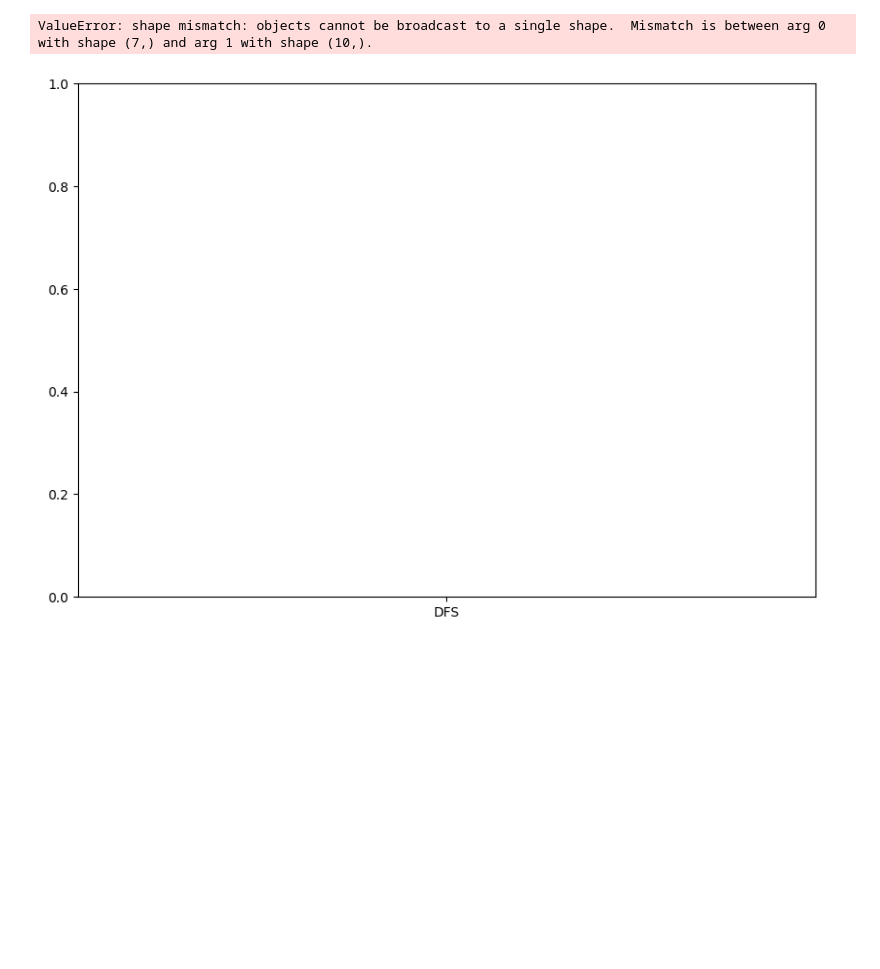
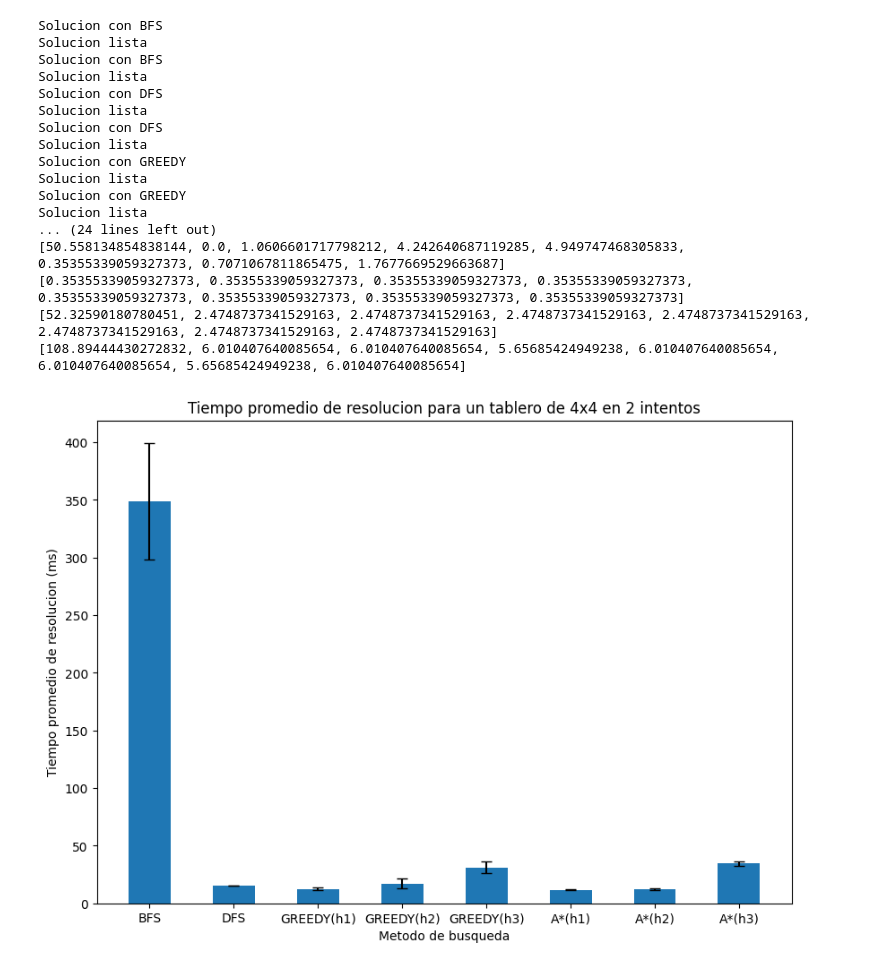
Before and after one commit to lukyferreiro/TPs-SIA, a Jupyter notebook: TP1/TP2.ipynb, the cells around one changed output. Saved outputs shown, nothing was run; the diff lists cells and outputs as text; code cells hidden in the pictures; blank space fills up the shorter version.

```diff
--- a/TP1/TP2.ipynb
+++ b/TP1/TP2.ipynb
@@ -10,7 +10,7 @@ from src.utils import get_frontier_nodes
 ALGORITHMS = ['BFS', 'DFS', 'GREEDY', 'A*']
 HEURISTICS = ['Remaining colors', 'Most neighbors', 'Bronson distance']
 
-SIZE = 5
+SIZE = 4
 TRIES = 2
 rootNode = None
 boards = []
@@ -39,7 +39,7 @@ for algorithm in ALGORITHMS:
     visited_aux= []
     frontier = []
 
-    if algorithm == 'DFS':
+    if algorithm == 'BFS' or algorithm == 'DFS':
         for board in boards:
             rootNode = Node(board, None)
             aux = chooseAlgorithm(algorithm, '', solution, visited, rootNode, time)
@@ -108,8 +108,8 @@ for algorithm in ALGORITHMS:
             std_errors_frontier.append(error_frontier)
 
 
-ALGORITHMS = ['DFS', 'GREEDY(h1)', 'GREEDY(h2)', 'GREEDY(h3)', 'A*(h1)', 'A*(h2)', 'A*(h3)']
-"""
+ALGORITHMS = ['BFS', 'DFS', 'GREEDY(h1)', 'GREEDY(h2)', 'GREEDY(h3)', 'A*(h1)', 'A*(h2)', 'A*(h3)']
+
 print(average_time)
 print(average_steps)
 print(average_visited)
@@ -118,7 +118,6 @@ print(std_errors_time)
 print(std_errors_steps)
 print(std_errors_visited)
 print(std_errors_frontier)
-"""
 
 
 #----------------------------------------
@@ -131,32 +130,48 @@ plt.ylabel('Tiempo promedio de resolucion (ms)')
 
 plt.show()
 
 #----------------------------------------
 #Grafico de cantidad de pasos
 fig = plt.figure(figsize =(10, 7))
 plt.bar(ALGORITHMS, average_steps, yerr=std_errors_steps, capsize=4, width=0.5, align="center")
 plt.title(f'Cantidad de pasos para un tablero de {SIZE}x{SIZE} en {TRIES} intentos')
 plt.xlabel('Metodo de busqueda')
 plt.ylabel('Cantidad de pasos')
 plt.show()
 
 #----------------------------------------
 #Grafico de cantidad de visitados
 fig = plt.figure(figsize =(10, 7))
 plt.bar(ALGORITHMS, average_visited, yerr=std_errors_visited, capsize=4, width=0.5, align="center")
 plt.title(f'Cantidad de nodos visitados para un tablero de {SIZE}x{SIZE} en {TRIES} intentos')
 plt.xlabel('Metodo de busqueda')
 plt.ylabel('Cantidad de nodos visitados')
 plt.show()
 
 #----------------------------------------
 #Grafico de cantidad de frontera
 fig = plt.figure(figsize =(10, 7))
 plt.bar(ALGORITHMS, average_frontier, yerr=std_errors_frontier, capsize=4, width=0.5, align="center")
 plt.title(f'Cantidad de nodos en la frontera para un tablero de {SIZE}x{SIZE} en {TRIES} intentos')
 plt.xlabel('Metodo de busqueda')
 plt.ylabel('Cantidad de nodos en la frontera')
 plt.show()
 # %% [output]
-ValueError: shape mismatch: objects cannot be broadcast to a single shape.  Mismatch is between arg 0 with shape (7,) and arg 1 with shape (10,).
+Solucion con BFS
+Solucion lista
+Solucion con BFS
+Solucion lista
+Solucion con DFS
+Solucion lista
+Solucion con DFS
+Solucion lista
+Solucion con GREEDY
+Solucion lista
+Solucion con GREEDY
+Solucion lista
+... (24 lines left out)
+[50.558134854838144, 0.0, 1.0606601717798212, 4.242640687119285, 4.949747468305833, 0.35355339059327373, 0.7071067811865475, 1.7677669529663687]
+[0.35355339059327373, 0.35355339059327373, 0.35355339059327373, 0.35355339059327373, 0.35355339059327373, 0.35355339059327373, 0.35355339059327373, 0.35355339059327373]
+[52.32590180780451, 2.4748737341529163, 2.4748737341529163, 2.4748737341529163, 2.4748737341529163, 2.4748737341529163, 2.4748737341529163, 2.4748737341529163]
+[108.89444430272832, 6.010407640085654, 6.010407640085654, 5.65685424949238, 6.010407640085654, 6.010407640085654, 5.65685424949238, 6.010407640085654]
-[figure, old version]
+[figure, new version]
```
Also changed, not shown: parts of 1 cell of this notebook.
